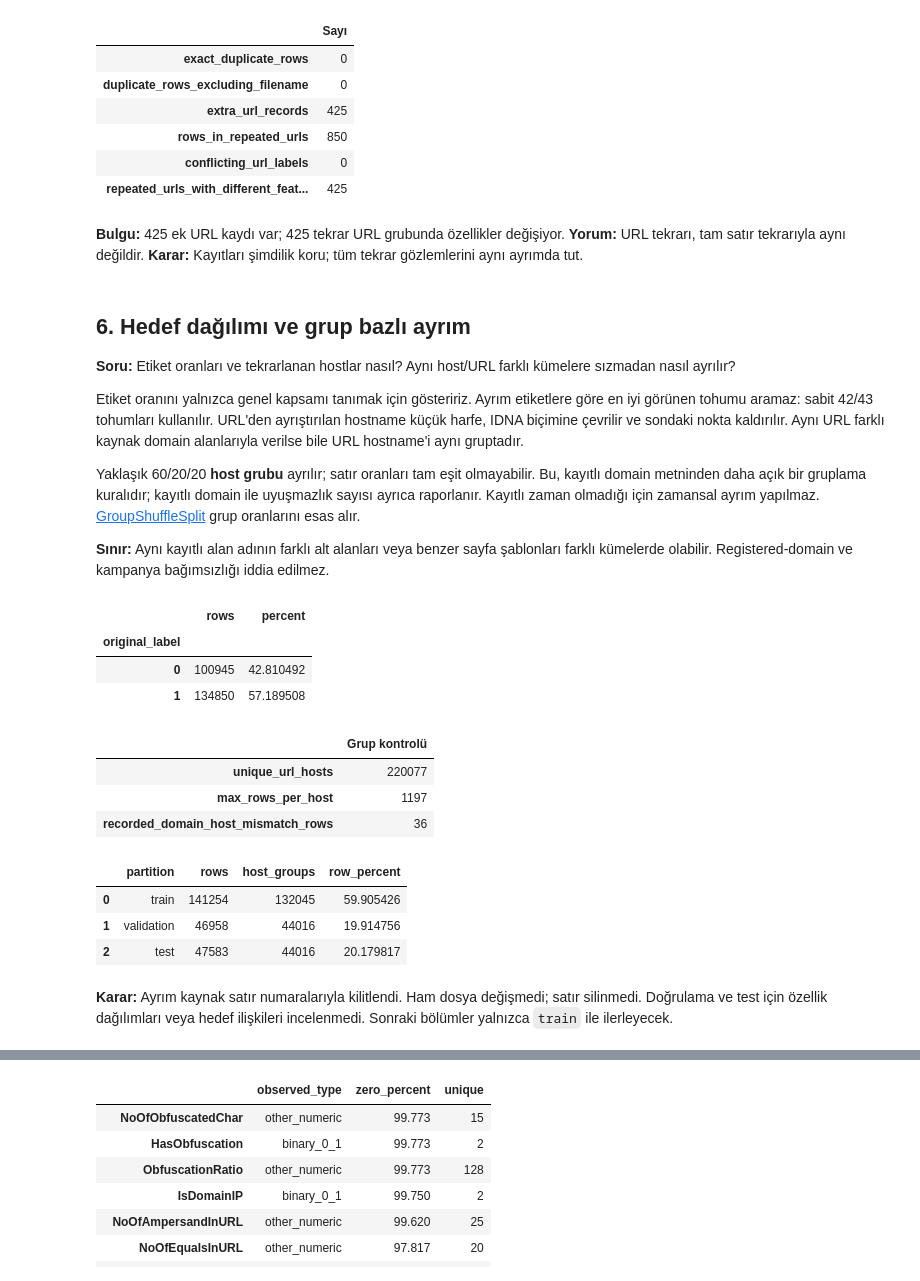
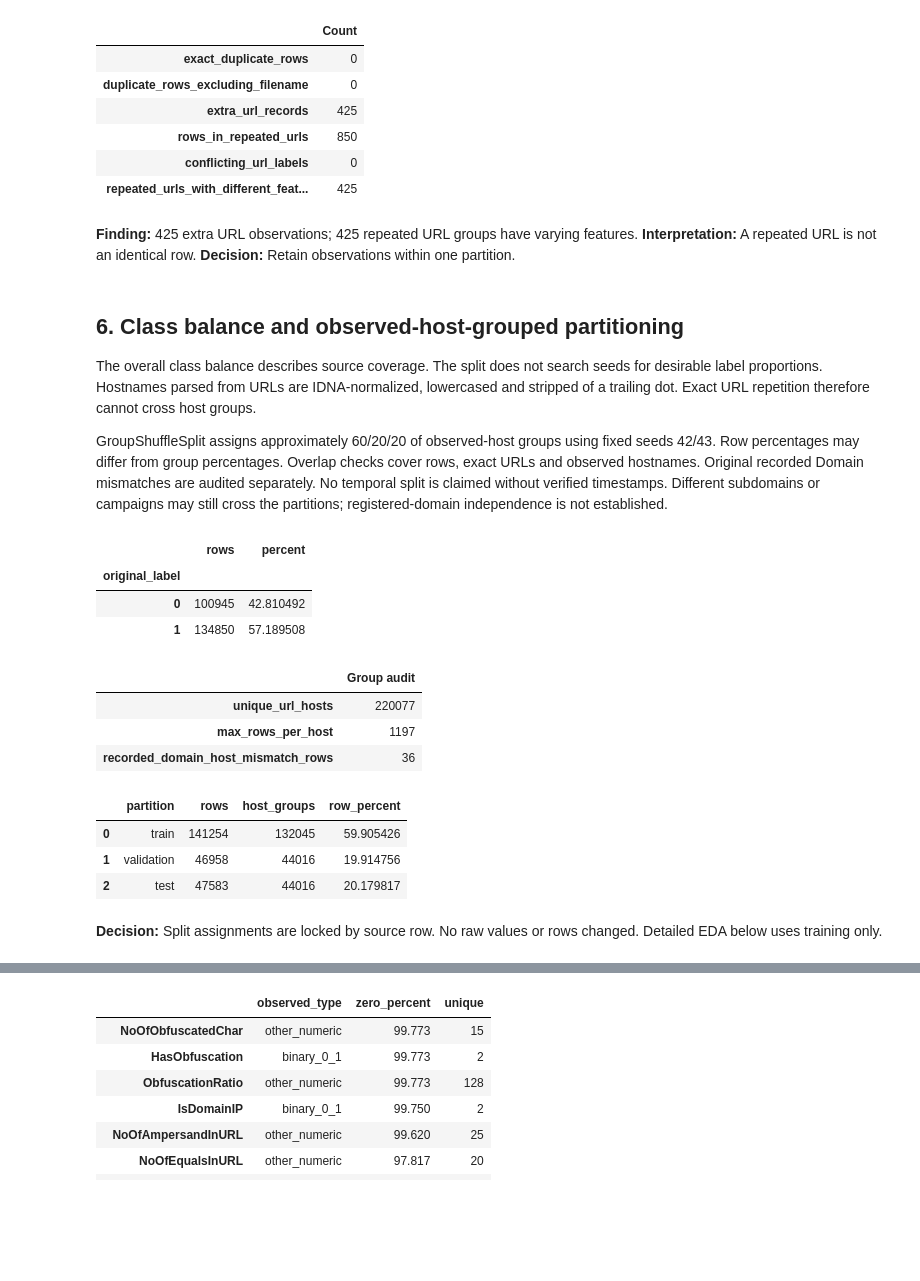
Before and after one commit to aliabdelhalim272/Detction-of-phishing-websites-using-machine-learning-, a Jupyter notebook: notebooks/01_eda.ipynb, the cells around one changed output, grey strips where cells are left out. Cells and saved outputs as stored; diff of their text form; code cells hidden in the pictures; blank space fills up the shorter version.

```diff
--- a/notebooks/01_eda.ipynb
+++ b/notebooks/01_eda.ipynb
@@ -28,16 +58,17 @@ import pandas as pd
 from sklearn.model_selection import GroupShuffleSplit
 from IPython.display import display, Markdown
 
-ROOT = next(p for p in (Path.cwd(), *Path.cwd().parents) if (p/'data/raw/PhiUSIIL_Phishing_URL_Dataset.csv').is_file())
-SOURCE = ROOT/'data/raw/PhiUSIIL_Phishing_URL_Dataset.csv'
+ROOT = next(p for p in (Path.cwd(), *Path.cwd().parents) if (p/'dataset.csv').is_file() or (p/'data/raw/PhiUSIIL_Phishing_URL_Dataset.csv').is_file())
+SOURCE = ROOT/'dataset.csv' if (ROOT/'dataset.csv').is_file() else ROOT/'data/raw/PhiUSIIL_Phishing_URL_Dataset.csv'
 OUT = ROOT/'reports/initial_audit'
 OUT.mkdir(parents=True, exist_ok=True)
 SPLITS = ROOT/'data/processed'
+SPLITS.mkdir(parents=True,exist_ok=True)
 SEED = 42
 fingerprint = hashlib.sha256(SOURCE.read_bytes()).hexdigest()
 raw = pd.read_csv(SOURCE)
 environment = {'python': platform.python_version(), **{p:importlib.metadata.version(p) for p in ['numpy','pandas','scikit-learn']}}
 print('SHA-256:', fingerprint)
-display(pd.Series(environment, name='Sürüm').to_frame())
+display(pd.Series(environment, name='Version').to_frame())
 # %% [output]
 SHA-256: a236549cd369cd80bd478ff8e1779cbf44c58d5c3f79f7a51a1adbed7d06d1c6
@@ -232,41 +260,43 @@ yalnızca eğitim kümesinden tekrar URL çiftleri yan yana gösterilir.
 # %%
 repeated = raw.URL.duplicated(keep=False)
 duplicate_records = raw.loc[repeated]
 varying = duplicate_records.groupby('URL').nunique(dropna=False) if repeated.any() else pd.DataFrame()
 conflicts = int(raw.groupby('URL').label.nunique().gt(1).sum())
 feature_columns = [c for c in raw if c not in ['FILENAME','URL','label']]
 different_measurements = int(varying[feature_columns].gt(1).any(axis=1).sum()) if len(varying) else 0
 duplicate_summary = {'exact_duplicate_rows':int(raw.duplicated().sum()),
  'duplicate_rows_excluding_filename':int(raw.drop(columns='FILENAME').duplicated().sum()),
  'extra_url_records':int(raw.URL.duplicated().sum()),
  'rows_in_repeated_urls':int(repeated.sum()), 'conflicting_url_labels':conflicts,
  'repeated_urls_with_different_features':different_measurements}
-display(pd.Series(duplicate_summary, name='Sayı').to_frame())
+display(pd.Series(duplicate_summary, name='Count').to_frame())
 if len(varying):
     varying.gt(1).sum().rename('repeated_urls_with_variation').to_csv(OUT/'duplicate_variation.csv', index_label='column')
-assert conflicts == 0, 'Aynı URL için çelişkili etiketler incelenmeli; ayrım durduruldu.'
-display(Markdown(f"**Bulgu:** {duplicate_summary['extra_url_records']:,} ek URL kaydı var; {different_measurements:,} tekrar URL grubunda özellikler değişiyor. **Yorum:** URL tekrarı, tam satır tekrarıyla aynı değildir. **Karar:** Kayıtları şimdilik koru; tüm tekrar gözlemlerini aynı ayrımda tut."))
+assert conflicts == 0, 'Conflicting labels require review; splitting stopped.'
+display(Markdown(f"**Finding:** {duplicate_summary['extra_url_records']:,} extra URL observations; {different_measurements:,} repeated URL groups have varying features. **Interpretation:** A repeated URL is not an identical row. **Decision:** Retain observations within one partition."))
 # %% [output]
-|  | Sayı |
+|  | Count |
 | exact_duplicate_rows | 0 |
 | duplicate_rows_excluding_filename | 0 |
 | extra_url_records | 425 |
 | rows_in_repeated_urls | 850 |
 | conflicting_url_labels | 0 |
 | repeated_urls_with_different_feat... | 425 |
-**Bulgu:** 425 ek URL kaydı var; 425 tekrar URL grubunda özellikler değişiyor. **Yorum:** URL tekrarı, tam satır tekrarıyla aynı değildir. **Karar:** Kayıtları şimdilik koru; tüm tekrar gözlemlerini aynı ayrımda tut.
+**Finding:** 425 extra URL observations; 425 repeated URL groups have varying features. **Interpretation:** A repeated URL is not an identical row. **Decision:** Retain observations within one partition.
 # %% [markdown]
-## 6. Hedef dağılımı ve grup bazlı ayrım
+## 6. Class balance and observed-host-grouped partitioning
 
-**Soru:** Etiket oranları ve tekrarlanan hostlar nasıl? Aynı host/URL farklı kümelere sızmadan nasıl ayrılır?
+The overall class balance describes source coverage. The split does not search seeds for
+desirable label proportions. Hostnames parsed from URLs are IDNA-normalized, lowercased
+and stripped of a trailing dot. Exact URL repetition therefore cannot cross host groups.
 
-Etiket oranını yalnızca genel kapsamı tanımak için gösteririz. Ayrım etiketlere göre en iyi görünen tohumu aramaz: sabit 42/43 tohumları kullanılır. URL'den ayrıştırılan hostname küçük harfe, IDNA biçimine çevrilir ve sondaki nokta kaldırılır. Aynı URL farklı kaynak domain alanlarıyla verilse bile URL hostname'i aynı gruptadır.
-
-Yaklaşık 60/20/20 **host grubu** ayrılır; satır oranları tam eşit olmayabilir. Bu, kayıtlı domain metninden daha açık bir gruplama kuralıdır; kayıtlı domain ile uyuşmazlık sayısı ayrıca raporlanır. Kayıtlı zaman olmadığı için zamansal ayrım yapılmaz. [GroupShuffleSplit](https://scikit-learn.org/stable/modules/generated/sklearn.model_selection.GroupShuffleSplit.html) grup oranlarını esas alır.
-
-**Sınır:** Aynı kayıtlı alan adının farklı alt alanları veya benzer sayfa şablonları farklı kümelerde olabilir. Registered-domain ve kampanya bağımsızlığı iddia edilmez.
+GroupShuffleSplit assigns approximately 60/20/20 of observed-host groups using fixed seeds
+42/43. Row percentages may differ from group percentages. Overlap checks cover rows,
+exact URLs and observed hostnames. Original recorded Domain mismatches are audited separately.
+No temporal split is claimed without verified timestamps. Different subdomains or campaigns
+may still cross the partitions; registered-domain independence is not established.
 # %%
-assert url_status.eq('ok').all(), 'URL sorunları gruplama öncesi incelenmeli.'
+assert url_status.eq('ok').all(), 'Review URL issues before grouping.'
 def host_key(url):
     return urlsplit(url).hostname.rstrip('.').encode('idna').decode('ascii').lower()
 groups = raw.URL.map(host_key)
@@ -276,7 +306,7 @@ label_counts['percent'] = label_counts.rows/len(raw)*100
 display(label_counts)
 group_audit = {'unique_url_hosts':int(groups.nunique()), 'max_rows_per_host':int(groups.value_counts().max()),
                'recorded_domain_host_mismatch_rows':int(groups.ne(recorded_domains).sum())}
-display(pd.Series(group_audit, name='Grup kontrolü').to_frame())
+display(pd.Series(group_audit, name='Group audit').to_frame())
 outer = GroupShuffleSplit(n_splits=1,test_size=.2,random_state=SEED)
 dev_idx, test_idx = next(outer.split(raw,groups=groups))
 inner = GroupShuffleSplit(n_splits=1,test_size=.25,random_state=SEED+1)
@@ -295,8 +325,8 @@ manifest_path = SPLITS/'split_manifest.csv'
 lock_path = SPLITS/'split_metadata.json'
 lock = {'source_sha256':fingerprint,'seed':SEED,'group_rule':'parsed_hostname_idna_lower_strip_trailing_dot_v1','policy':'retain_all_source_rows','sklearn':environment['scikit-learn']}
 if manifest_path.exists() or lock_path.exists():
-    assert manifest_path.exists() and lock_path.exists(), 'Eksik ayrım dosyaları incelenmeli.'
-    assert json.loads(lock_path.read_text(encoding='utf-8')) == lock, 'Ayrım ayarları değişti; mevcut kilidi inceleyin.'
+    assert manifest_path.exists() and lock_path.exists(), 'Review incomplete split files.'
+    assert json.loads(lock_path.read_text(encoding='utf-8')) == lock, 'Split settings differ; inspect the existing lock.'
     pd.testing.assert_frame_equal(pd.read_csv(manifest_path),manifest)
 else:
     manifest.to_csv(manifest_path,index=False)
@@ -305,16 +335,16 @@ split_summary.to_csv(OUT/'split_summary.csv',index=False)
 audit = {'source_sha256':fingerprint,'rows':len(raw),'columns':len(raw.columns), 'quality_totals':{c:int(quality[c].sum()) for c in quality}, 'duplicates':duplicate_summary, 'groups':group_audit,'environment':environment}
 (OUT/'audit_summary.json').write_text(json.dumps(audit,indent=2),encoding='utf-8')
 assert hashlib.sha256(SOURCE.read_bytes()).hexdigest() == fingerprint
-# Ayrıntılı EDA için yalnızca eğitim verisi çalışma değişkeninde tutulur.
+# Detailed EDA below uses the training partition only.
 train = raw.iloc[indices['train']].copy()
 del raw, duplicate_records, groups, recorded_domains
-display(Markdown('**Karar:** Ayrım kaynak satır numaralarıyla kilitlendi. Ham dosya değişmedi; satır silinmedi. Doğrulama ve test için özellik dağılımları veya hedef ilişkileri incelenmedi. Sonraki bölümler yalnızca `train` ile ilerleyecek.'))
+display(Markdown('**Decision:** Split assignments are locked by source row. No raw values or rows changed. Detailed EDA below uses training only.'))
 # %% [output]
 |  | rows | percent |
 | original_label |  |  |
 | 0 | 100945 | 42.810492 |
 | 1 | 134850 | 57.189508 |
-|  | Grup kontrolü |
+|  | Group audit |
 | unique_url_hosts | 220077 |
 | max_rows_per_host | 1197 |
 | recorded_domain_host_mismatch_rows | 36 |
@@ -322,5 +352,5 @@ display(Markdown('**Karar:** Ayrım kaynak satır numaralarıyla kilitlendi. Ham
 | 0 | train | 141254 | 132045 | 59.905426 |
 | 1 | validation | 46958 | 44016 | 19.914756 |
 | 2 | test | 47583 | 44016 | 20.179817 |
-**Karar:** Ayrım kaynak satır numaralarıyla kilitlendi. Ham dosya değişmedi; satır silinmedi. Doğrulama ve test için özellik dağılımları veya hedef ilişkileri incelenmedi. Sonraki bölümler yalnızca `train` ile ilerleyecek.
+**Decision:** Split assignments are locked by source row. No raw values or rows changed. Detailed EDA below uses training only.
 # %% [markdown]
```
Also changed, not shown: parts of 107 cells of this notebook, 51 other files.
